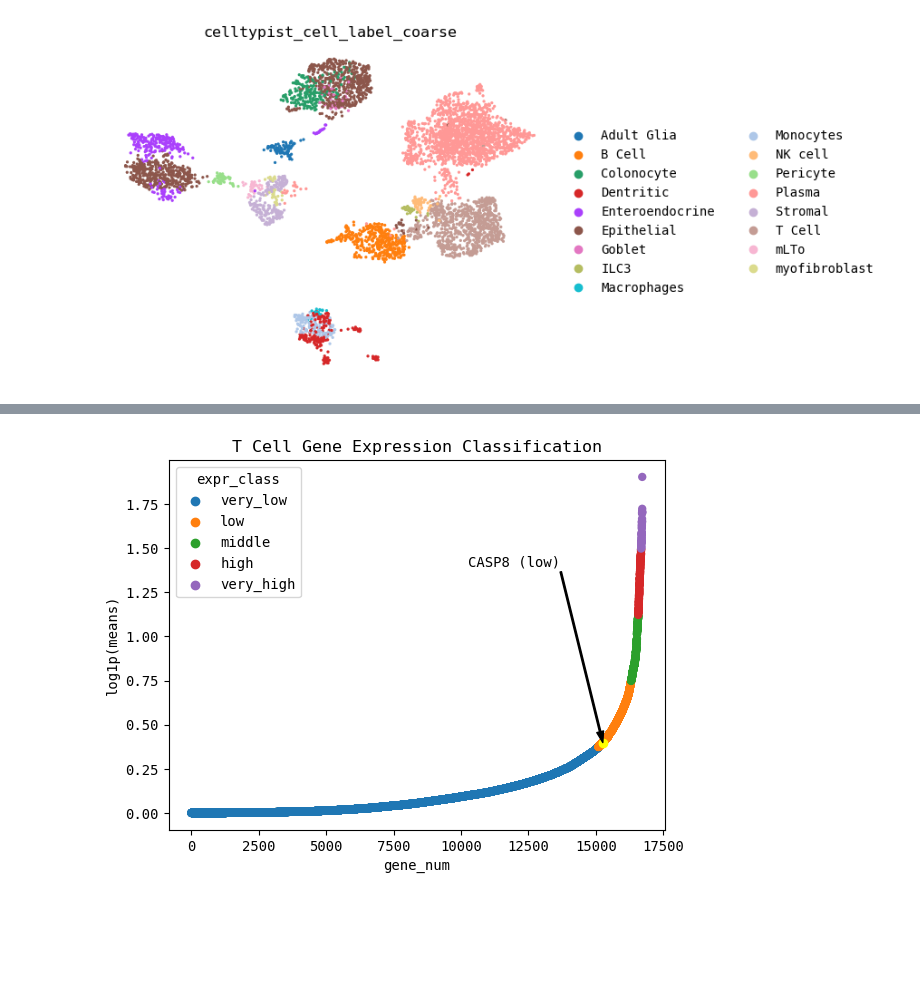
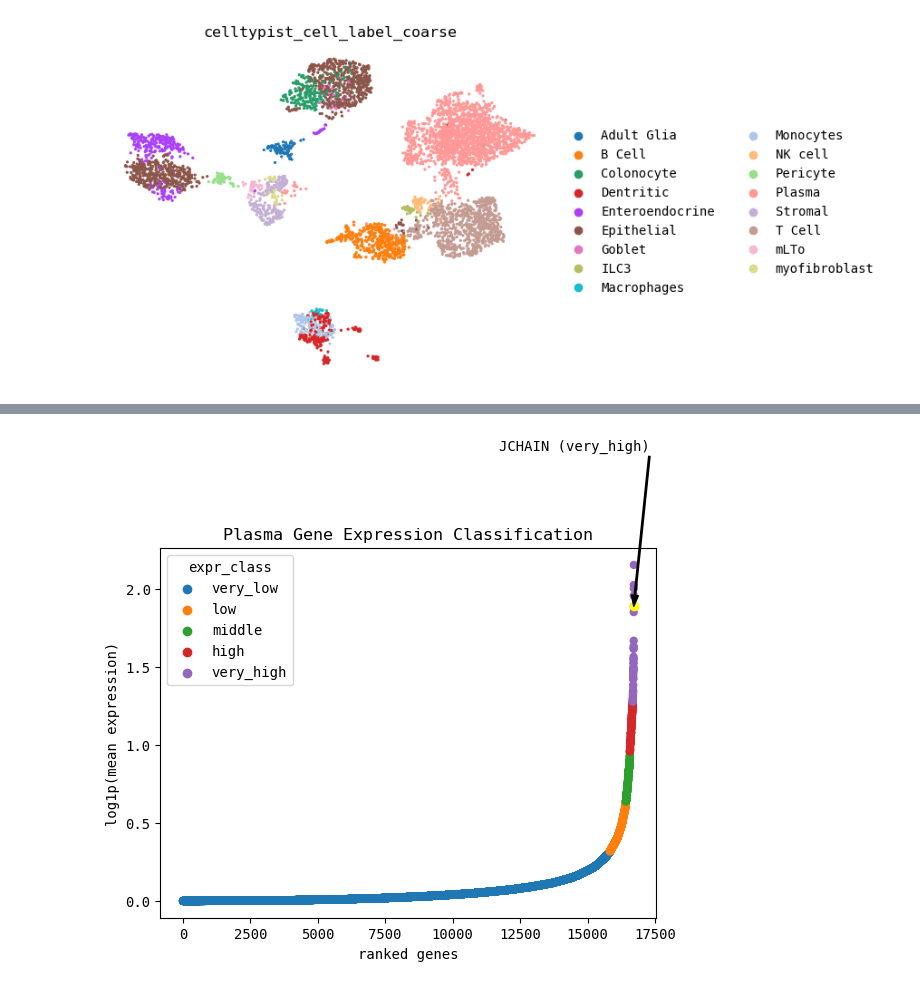
Before and after one commit to chickaroo/genereporter, a Jupyter notebook: src/pipeline.ipynb, the cells around one changed output, grey strips where cells are left out. Saved outputs shown, nothing was run; the diff lists cells and outputs as text; code cells hidden in the pictures; blank space fills up the shorter version.

```diff
--- a/src/pipeline.ipynb
+++ b/src/pipeline.ipynb
@@ -26,7 +26,8 @@ AnnData object with n_obs × n_vars = 5397 × 16719
 # %%
 # set your gene of interest (GOI) here:
 
-GOI = "CASP8"
+GOI = "JCHAIN"
+cell_type = 'Plasma'
 # %%
 sc.pl.umap(
     adata,
@@ -50,7 +51,7 @@ def find_thresholds(filtered):
     #print(round(very_low, 2), round(low, 2), round(middle, 2), round(max(filtered), 2))
     return very_low, low, middle, max(filtered)
 
-def classify_exp_level(df, filtered, col):
+def classify_exp_level(df, filtered, col, print_quantile = False, print_gene_num = False):
     very_low, low, middle, high = find_thresholds(filtered)
     def func(x):
         if x <= very_low:
@@ -64,9 +65,19 @@ def classify_exp_level(df, filtered, col):
         else:
             return "very_high"
     df['expr_class'] = df[col].apply(func)
+    if print_quantile:
+        print(str(round(stats.percentileofscore(df[col], very_low), 4)) + ", " + str(round(stats.percentileofscore(df[col], low), 4)) + ", " +
+              str(round(stats.percentileofscore(df[col], middle), 4)) + ", " + str(round(stats.percentileofscore(df[col], high), 4)) + ", 99.7500")
+    if print_gene_num:
+        print("Number of genes per category: ")
+        print("very_low: " + str(len(df[df['expr_class'] == 'very_low'])))
+        print("low: " + str(len(df[df['expr_class'] == 'low'])))
+        print("middle: " + str(len(df[df['expr_class'] == 'middle'])))
+        print("high: " + str(len(df[df['expr_class'] == 'high'])))
+        print("very_high: " + str(len(df[df['expr_class'] == 'very_high'])))
     return df
 
-def make_df(adata, col):
+def make_df(adata, col, print_quantile = False, print_gene_num = False):
     sc.pp.highly_variable_genes(adata, layer='log_norm')
     df = adata.var.sort_values(['means'])
     df['gene_num'] = range(len(df))
@@ -74,7 +85,7 @@ def make_df(adata, col):
     df['log1p(means)'] = np.log1p(df['means'])
 
     filtered = clean_data(df, col=col, threshold=99.75) # can choose upper outlier threshold here
-    df_new = classify_exp_level(df =df, filtered=filtered, col=col)
+    df_new = classify_exp_level(df =df, filtered=filtered, col=col, print_quantile=print_quantile, print_gene_num = print_gene_num)
     return df_new
 # %%
 def explain_expr_celltypes(adata, col):
@@ -125,20 +148,22 @@ plt.show()
 # %%
 # find overall expression of all genes within cell type of interest, highlighting GOI
 
-cell_type = 'T Cell' #TODO: find this automatically?
+#cell_type = 'T Cell' #TODO: find this automatically? suggestion? input from user? for all of them?
 adata_sub = adata[adata.obs['celltypist_cell_label_coarse'] == cell_type]
 
 col = 'log1p(means)'
 df_new = make_df(adata_sub, col)
 
 g = sns.scatterplot(data=df_new, x='gene_num',  y=col, hue='expr_class', linewidth=0)
 annotation = str(GOI + " (" + df_new.loc[df_new.index == GOI]['expr_class'].values[0] + ")")
 highlight_y = df_new.loc[df_new.index == GOI][col]
 highlight_x = df_new.loc[df_new.index == GOI]['gene_num']
 g.scatter(highlight_x, highlight_y, color = 'yellow', linewidth=1)
 props = dict(facecolor='black', width=1, headwidth=5, headlength=8)
 g.annotate(annotation, (highlight_x, highlight_y), (highlight_x-5000, highlight_y+1), arrowprops=props)
 g.set_title(str(cell_type + " Gene Expression Classification"))
+g.set_xlabel("ranked genes")
+g.set_ylabel("log1p(mean expression)")
 plt.show()
 # %% [output]
-[figure, old version]
+[figure, new version]
```
Also changed, not shown: parts of 13 cells of this notebook, 1 other file.
